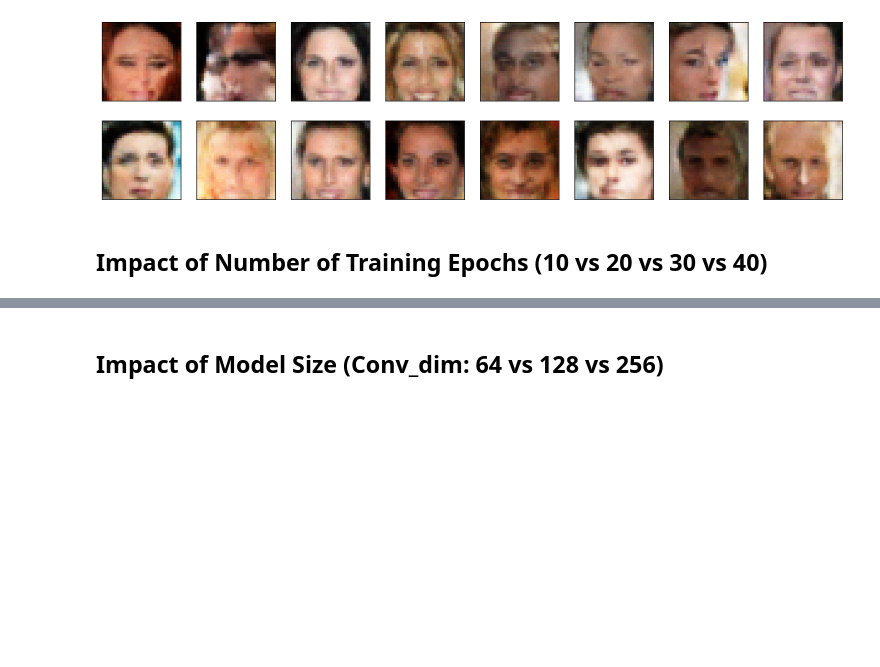
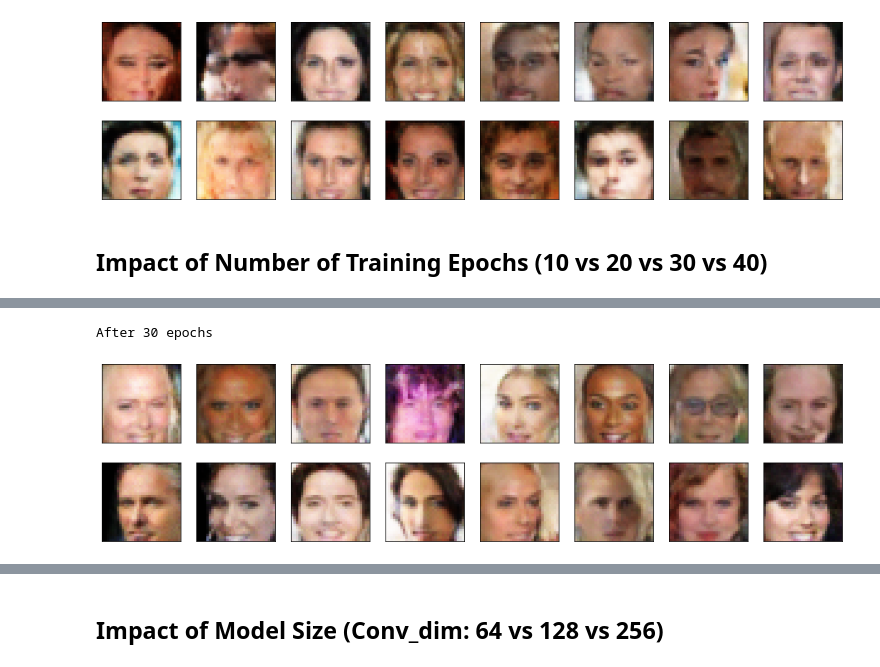
Before and after one commit to versavel/dl_nanodegree_project_face_generation, a Jupyter notebook: dlnd_face_generation.ipynb, the cells around one changed output, grey strips where cells are left out. Cells and saved outputs as stored; diff of their text form; code cells hidden in the pictures; blank space fills up the shorter version.

```diff
--- a/dlnd_face_generation.ipynb
+++ b/dlnd_face_generation.ipynb
@@ -755,0 +768,6 @@ Batch Size 512
+# %%
+print("After 30 epochs")
+_ = view_samples(30-1, samples)
+# %% [output]
+After 30 epochs
+[figure, added]
```
Also changed, not shown: parts of 9 cells of this notebook.
